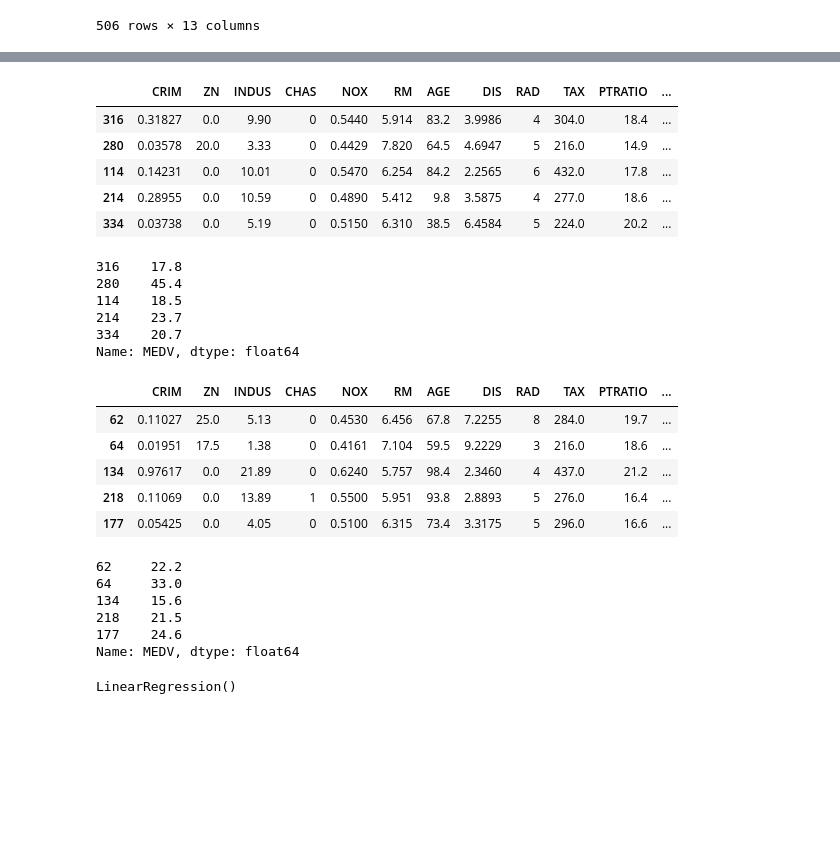
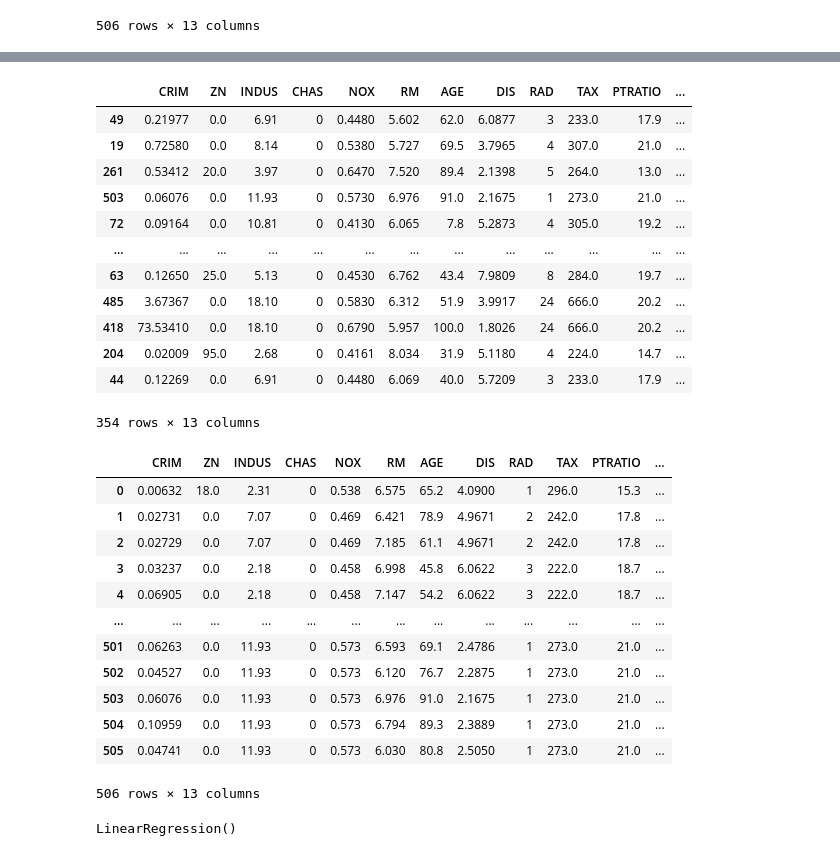
Before and after one commit to LegdayDev/BigData-Analysis, a Jupyter notebook: day11/da23_보스턴주택가격_회귀분석.ipynb, the cells around one changed output, grey strips where cells are left out. Saved outputs shown, nothing was run; the diff lists cells and outputs as text; code cells hidden in the pictures; blank space fills up the shorter version.

```diff
--- a/day11/da23_보스턴주택가격_회귀분석.ipynb
+++ b/day11/da23_보스턴주택가격_회귀분석.ipynb
@@ -159,39 +187,35 @@ X_train, X_test, y_train, y_test = train_test_split(X, y, test_size=0.3, random_
 # %%
-X_train.tail()
+X_train
 # %% [output]
 |  | CRIM | ZN | INDUS | CHAS | NOX | RM | AGE | DIS | RAD | TAX | PTRATIO | ... |
-| 316 | 0.31827 | 0.0 | 9.90 | 0 | 0.5440 | 5.914 | 83.2 | 3.9986 | 4 | 304.0 | 18.4 | ... |
-| 280 | 0.03578 | 20.0 | 3.33 | 0 | 0.4429 | 7.820 | 64.5 | 4.6947 | 5 | 216.0 | 14.9 | ... |
-| 114 | 0.14231 | 0.0 | 10.01 | 0 | 0.5470 | 6.254 | 84.2 | 2.2565 | 6 | 432.0 | 17.8 | ... |
-| 214 | 0.28955 | 0.0 | 10.59 | 0 | 0.4890 | 5.412 | 9.8 | 3.5875 | 4 | 277.0 | 18.6 | ... |
-| 334 | 0.03738 | 0.0 | 5.19 | 0 | 0.5150 | 6.310 | 38.5 | 6.4584 | 5 | 224.0 | 20.2 | ... |
+| 49 | 0.21977 | 0.0 | 6.91 | 0 | 0.4480 | 5.602 | 62.0 | 6.0877 | 3 | 233.0 | 17.9 | ... |
+| 19 | 0.72580 | 0.0 | 8.14 | 0 | 0.5380 | 5.727 | 69.5 | 3.7965 | 4 | 307.0 | 21.0 | ... |
+| 261 | 0.53412 | 20.0 | 3.97 | 0 | 0.6470 | 7.520 | 89.4 | 2.1398 | 5 | 264.0 | 13.0 | ... |
+| 503 | 0.06076 | 0.0 | 11.93 | 0 | 0.5730 | 6.976 | 91.0 | 2.1675 | 1 | 273.0 | 21.0 | ... |
+| 72 | 0.09164 | 0.0 | 10.81 | 0 | 0.4130 | 6.065 | 7.8 | 5.2873 | 4 | 305.0 | 19.2 | ... |
+| ... | ... | ... | ... | ... | ... | ... | ... | ... | ... | ... | ... | ... |
+| 63 | 0.12650 | 25.0 | 5.13 | 0 | 0.4530 | 6.762 | 43.4 | 7.9809 | 8 | 284.0 | 19.7 | ... |
+| 485 | 3.67367 | 0.0 | 18.10 | 0 | 0.5830 | 6.312 | 51.9 | 3.9917 | 24 | 666.0 | 20.2 | ... |
+| 418 | 73.53410 | 0.0 | 18.10 | 0 | 0.6790 | 5.957 | 100.0 | 1.8026 | 24 | 666.0 | 20.2 | ... |
+| 204 | 0.02009 | 95.0 | 2.68 | 0 | 0.4161 | 8.034 | 31.9 | 5.1180 | 4 | 224.0 | 14.7 | ... |
+| 44 | 0.12269 | 0.0 | 6.91 | 0 | 0.4480 | 6.069 | 40.0 | 5.7209 | 3 | 233.0 | 17.9 | ... |
+354 rows × 13 columns
-# %%
-y_train.tail()
-# %% [output]
-316    17.8
-280    45.4
-114    18.5
-214    23.7
-334    20.7
-Name: MEDV, dtype: float64
-# %%
-X_test.tail()
-# %% [output]
-|  | CRIM | ZN | INDUS | CHAS | NOX | RM | AGE | DIS | RAD | TAX | PTRATIO | ... |
-| 62 | 0.11027 | 25.0 | 5.13 | 0 | 0.4530 | 6.456 | 67.8 | 7.2255 | 8 | 284.0 | 19.7 | ... |
-| 64 | 0.01951 | 17.5 | 1.38 | 0 | 0.4161 | 7.104 | 59.5 | 9.2229 | 3 | 216.0 | 18.6 | ... |
-| 134 | 0.97617 | 0.0 | 21.89 | 0 | 0.6240 | 5.757 | 98.4 | 2.3460 | 4 | 437.0 | 21.2 | ... |
-| 218 | 0.11069 | 0.0 | 13.89 | 1 | 0.5500 | 5.951 | 93.8 | 2.8893 | 5 | 276.0 | 16.4 | ... |
-| 177 | 0.05425 | 0.0 | 4.05 | 0 | 0.5100 | 6.315 | 73.4 | 3.3175 | 5 | 296.0 | 16.6 | ... |
-# %%
-y_test.tail()
-# %% [output]
-62     22.2
-64     33.0
-134    15.6
-218    21.5
-177    24.6
-Name: MEDV, dtype: float64
+# %%
+X
+# %% [output]
+|  | CRIM | ZN | INDUS | CHAS | NOX | RM | AGE | DIS | RAD | TAX | PTRATIO | ... |
+| 0 | 0.00632 | 18.0 | 2.31 | 0 | 0.538 | 6.575 | 65.2 | 4.0900 | 1 | 296.0 | 15.3 | ... |
+| 1 | 0.02731 | 0.0 | 7.07 | 0 | 0.469 | 6.421 | 78.9 | 4.9671 | 2 | 242.0 | 17.8 | ... |
+| 2 | 0.02729 | 0.0 | 7.07 | 0 | 0.469 | 7.185 | 61.1 | 4.9671 | 2 | 242.0 | 17.8 | ... |
+| 3 | 0.03237 | 0.0 | 2.18 | 0 | 0.458 | 6.998 | 45.8 | 6.0622 | 3 | 222.0 | 18.7 | ... |
+| 4 | 0.06905 | 0.0 | 2.18 | 0 | 0.458 | 7.147 | 54.2 | 6.0622 | 3 | 222.0 | 18.7 | ... |
+| ... | ... | ... | ... | ... | ... | ... | ... | ... | ... | ... | ... | ... |
+| 501 | 0.06263 | 0.0 | 11.93 | 0 | 0.573 | 6.593 | 69.1 | 2.4786 | 1 | 273.0 | 21.0 | ... |
+| 502 | 0.04527 | 0.0 | 11.93 | 0 | 0.573 | 6.120 | 76.7 | 2.2875 | 1 | 273.0 | 21.0 | ... |
+| 503 | 0.06076 | 0.0 | 11.93 | 0 | 0.573 | 6.976 | 91.0 | 2.1675 | 1 | 273.0 | 21.0 | ... |
+| 504 | 0.10959 | 0.0 | 11.93 | 0 | 0.573 | 6.794 | 89.3 | 2.3889 | 1 | 273.0 | 21.0 | ... |
+| 505 | 0.04741 | 0.0 | 11.93 | 0 | 0.573 | 6.030 | 80.8 | 2.5050 | 1 | 273.0 | 21.0 | ... |
+506 rows × 13 columns
 # %%
 # 선형회귀 모델 생성
 lr = LinearRegression()
```
Also changed, not shown: parts of 31 cells of this notebook, 2 other files.
